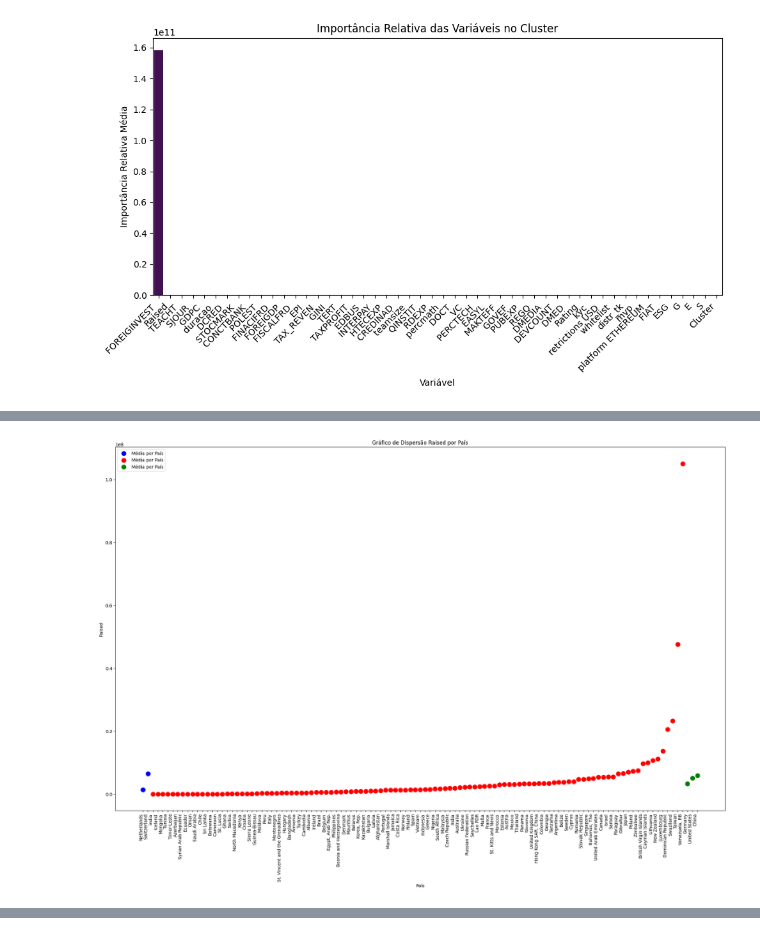
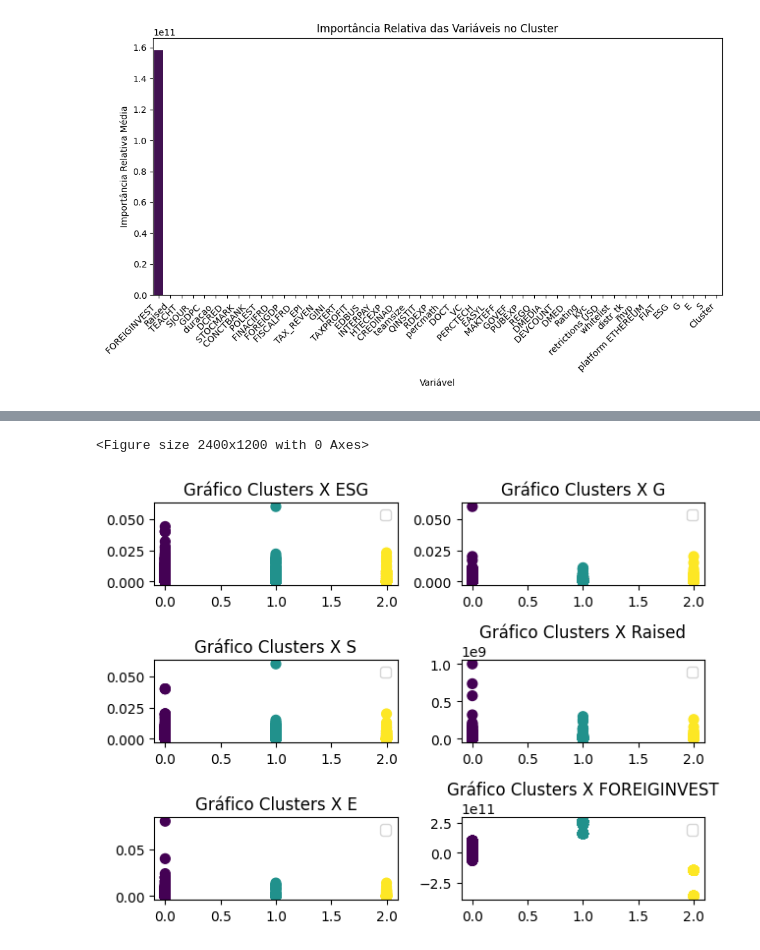
Before and after one commit to AlcirCastro/Intelig-ncia-Artificial-2o-Trabalho-Experimento-de-Aprendizado-N-o-Supervisionado, a Jupyter notebook: K_means_IA_Country.ipynb, the cells around one changed output, grey strips where cells are left out. Drawn from its saved outputs; the diff is of its cells as text; code cells hidden in the pictures.

```diff
--- a/K_means_IA_Country.ipynb
+++ b/K_means_IA_Country.ipynb
@@ -456,39 +352,33 @@ plt.show()
-# %%
-alice_df = alice_df.dropna(subset=[' FOREIGINVEST '])
-
-mean_esg_by_country = alice_df.groupby('Country')['Raised'].mean().reset_index()
-
-mean_esg_by_country_sorted = mean_esg_by_country.sort_values(by='Raised')
-
-cluster1_df = cluster1_df.dropna(subset=['Raised'])
-
-mean_esg_by_countrys = cluster1_df.groupby('Country')['Raised'].mean().reset_index()
-
-mean_esg_by_country_sorteds = mean_esg_by_countrys.sort_values(by='Raised')
-
-cluster2_df = cluster2_df.dropna(subset=[' FOREIGINVEST '])
-
-mean_esg_by_countrys2 = cluster2_df.groupby('Country')['Raised'].mean().reset_index()
-
-mean_esg_by_country_sorteds2 = mean_esg_by_countrys2.sort_values(by='Raised')
-
-plt.figure(figsize=(25, 15))
-
-plt.scatter(mean_esg_by_country_sorteds["Country"], mean_esg_by_country_sorteds["Raised"], color='blue', s=100, label='Média por País')
-plt.scatter(mean_esg_by_country_sorted["Country"], mean_esg_by_country_sorted["Raised"], color='red', s=100, label='Média por País')
-plt.scatter(mean_esg_by_country_sorteds2["Country"], mean_esg_by_country_sorteds2["Raised"], color='green', s=100, label='Média por País')
-
-plt.xticks(rotation=90, ha='right')
-
-
-plt.xlabel('País')
-plt.ylabel('Raised')
-plt.title('Gráfico de Dispersão Raised por País')
-
-
-plt.legend()
-
-
-plt.show()
-# %% [output]
-[figure, removed]
+# %%
+plt.figure(figsize=(24, 12))
+
+fig, axs = plt.subplots(3, 2)
+
+axs[0,0].scatter(df["Cluster"], df["ESG"], c=df["Cluster"], cmap='viridis', s=50)
+axs[0,0].set_title('Gráfico Clusters X ESG')
+axs[0,0].legend()
+
+axs[1,0].scatter(df["Cluster"], df["S"], c=df["Cluster"], cmap='viridis', s=50)
+axs[1,0].set_title('Gráfico Clusters X S')
+axs[1,0].legend()
+
+axs[2,0].scatter(df["Cluster"], df["E"], c=df["Cluster"], cmap='viridis', s=50)
+axs[2,0].set_title('Gráfico Clusters X E')
+axs[2,0].legend()
+
+axs[0,1].scatter(df["Cluster"], df["G"], c=df["Cluster"], cmap='viridis', s=50)
+axs[0,1].set_title('Gráfico Clusters X G')
+axs[0,1].legend()
+
+axs[1,1].scatter(df["Cluster"], df["Raised"], c=df["Cluster"], cmap='viridis', s=50)
+axs[1,1].set_title('Gráfico Clusters X Raised')
+axs[1,1].legend()
+
+axs[2,1].scatter(df["Cluster"], df[" FOREIGINVEST "], c=df["Cluster"], cmap='viridis', s=50)
+axs[2,1].set_title('Gráfico Clusters X FOREIGINVEST')
+axs[2,1].legend()
+
+plt.tight_layout()
+
+plt.show()
+# %% [output]
@@ -495 +391,3 @@ plt.show()
+<Figure size 2400x1200 with 0 Axes>
+[figure, added]
 # %%
```
Also changed, not shown: parts of 25 cells of this notebook.
